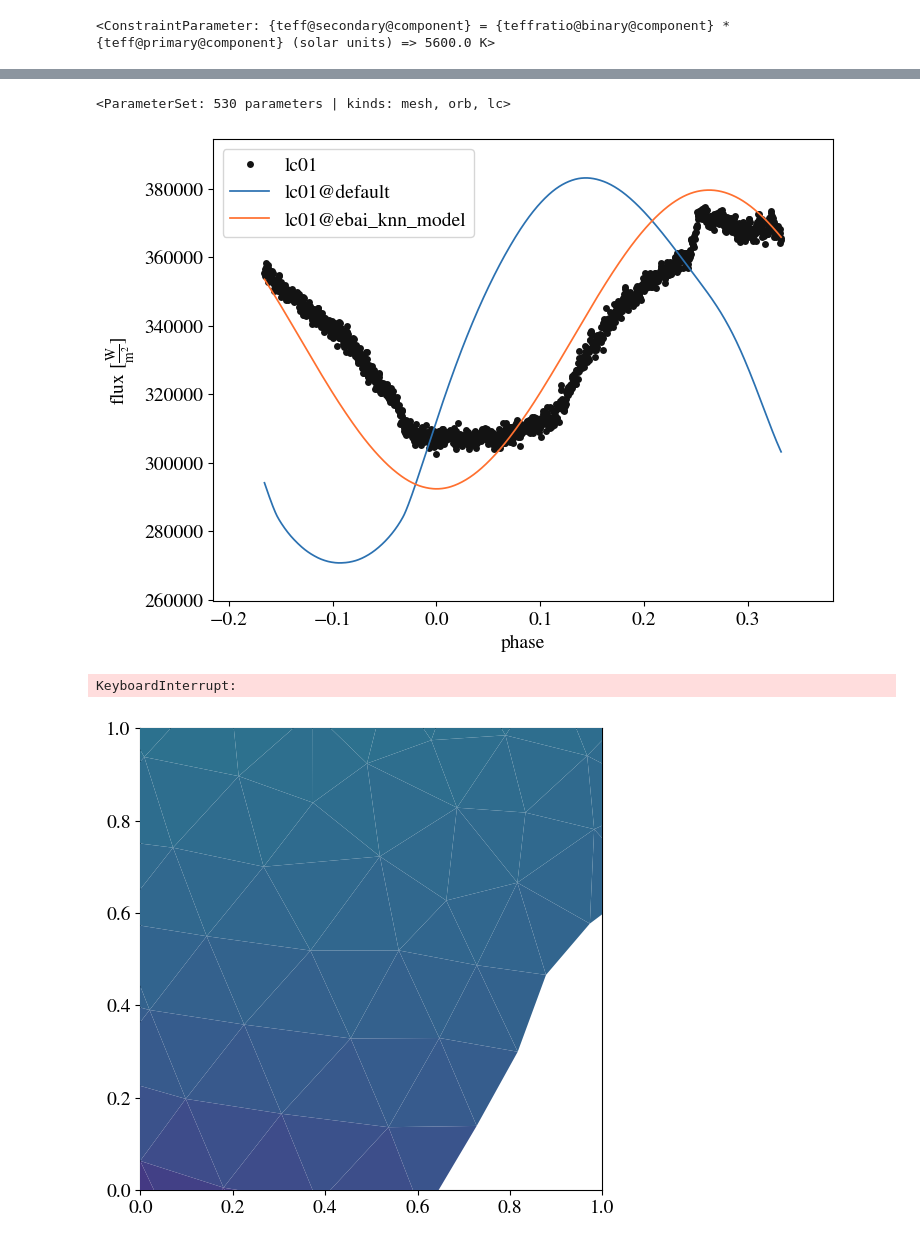
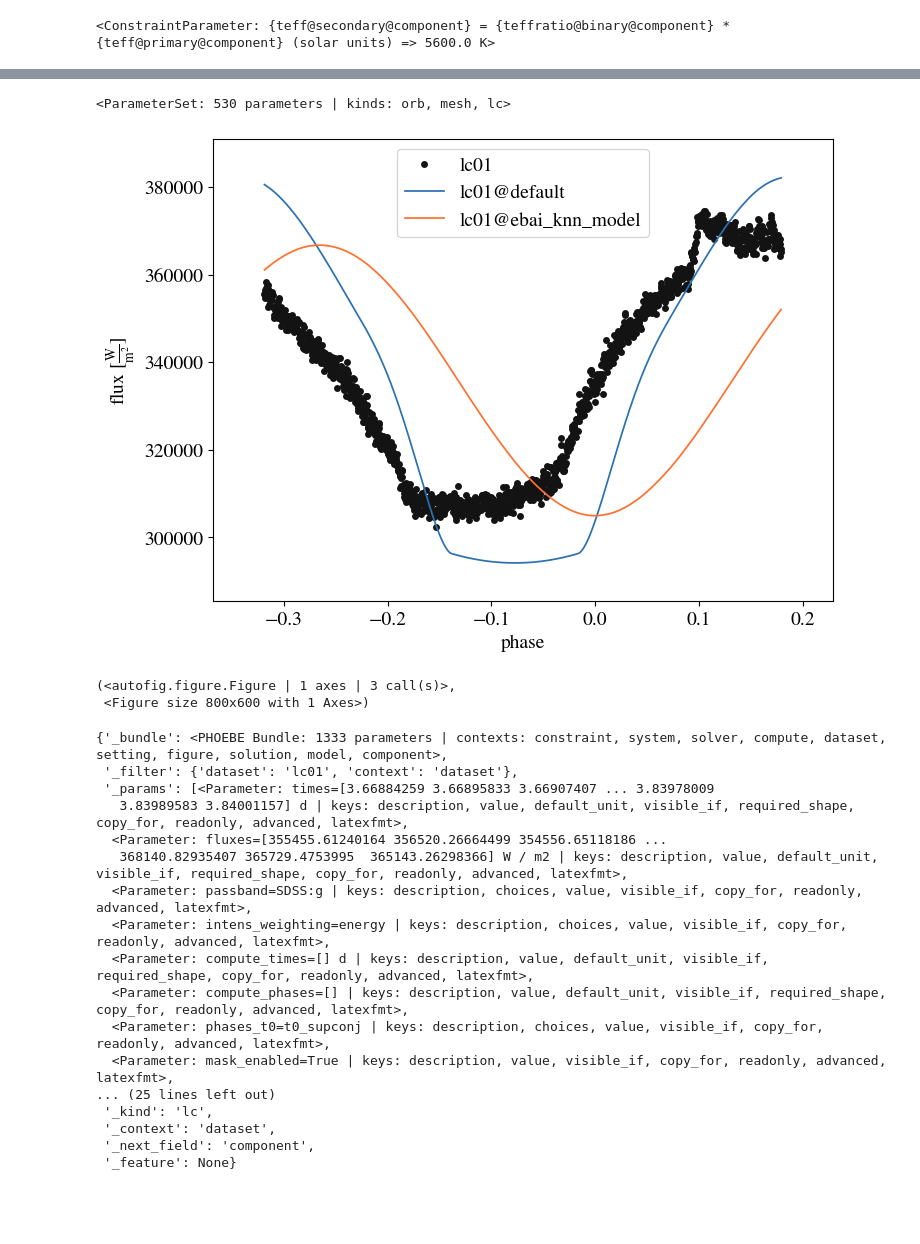
Before and after one commit to sagesanto/contactBinaries, a Jupyter notebook: phoebe_inverseProb.ipynb, the cells around one changed output, grey strips where cells are left out. Saved outputs shown, nothing was run; the diff lists cells and outputs as text; code cells hidden in the pictures; blank space fills up the shorter version.

Commit message:
plotting n stuff

```diff
--- a/phoebe_inverseProb.ipynb
+++ b/phoebe_inverseProb.ipynb
@@ -110,14 +111,14 @@ df_targ.to_csv("target_phot_forPhoebe.csv")
 ### Step 2) Run Ebai estimator
 # %%
 # Cut only to good date range
-df_targ=df_targ[np.logical_and(df_targ['julian']>2460260, df_targ['julian']<2460262)]
+df_targ=df_targ[np.logical_or(np.logical_and(df_targ['julian']>2460260, df_targ['julian']<2460262),np.logical_and(df_targ['julian']>2460269, df_targ['julian']<2460270))]
 
-
+#make times and fluxes arrays for PHOEBE
 epoch = 2460257
 fluxes = np.array(df_targ["dflux"])
 times = np.array(df_targ["julian"])
 print(times)
-times=((times%period)-(epoch%period))
+times=((times)-(epoch))
 print(times)
 
 # df_targ.set_index(pd.DatetimeIndex(df_targ['julian']), inplace=True)
@@ -272,16 +270,36 @@ C          logg@primary@component: 4.366444988122265
 # %%
 b.run_compute(model='ebai_knn_model', overwrite=True)
 # %% [output]
-<ParameterSet: 530 parameters | kinds: mesh, orb, lc>
+<ParameterSet: 530 parameters | kinds: orb, mesh, lc>
 # %%
-b.plot('lc01', x='phase', ls='-', s=0.008, legend=True, show=True, save='./DN/lc_inverse_obs.png')
-b.plot('mesh01', fc='teffs', ec='None', fcmap='viridis', animate=True, save='./DN/mesh_inverse_obs.gif')
-b.plot(y={'orb':'ws'}, ylim={'lc':(0.4*10**10,0.8*10**10)}, size=0.008, fc={'mesh':'teffs'}, ec={'mesh':'None'},
-        fcmap='viridis', animate=True, save='./DN/animations_sync_inverse_obs.gif')
-b.plot('orb01', y='ws', legend=True, animate=True, save='./DN/orb2d_inverse_obs.gif')
-b.plot('orb01', projection='3d', legend=True, animate=True, save='./DN/orb3d_inverse_obs.gif')
-b.plot('mesh01', fc='teffs', ec='None', fcmap='viridis', animate=True, save='./DN/mesh_inverse_obs.gif')
+b.plot('lc01', x='phase', ls='-', s=0.008, legend=True, show=True, save='./DN/lc_inverse_obs_no_mod.png')
+# b.plot('mesh01', fc='teffs', ec='None', fcmap='viridis', animate=True, save='./DN/mesh_inverse_obs.gif')
+# b.plot(y={'orb':'ws'}, ylim={'lc':(0.4*10**10,0.8*10**10)}, size=0.008, fc={'mesh':'teffs'}, ec={'mesh':'None'},
+#         fcmap='viridis', animate=True, save='./DN/animations_sync_inverse_obs.gif')
+# b.plot('orb01', y='ws', legend=True, animate=True, save='./DN/orb2d_inverse_obs.gif')
+# b.plot('orb01', projection='3d', legend=True, animate=True, save='./DN/orb3d_inverse_obs.gif')
+# b.plot('mesh01', fc='teffs', ec='None', fcmap='viridis', animate=True, save='./DN/mesh_inverse_obs.gif')
 # %% [output]
-[figure, old version]
+[figure, new version]
-KeyboardInterrupt:
+(<autofig.figure.Figure | 1 axes | 3 call(s)>,
+ <Figure size 800x600 with 1 Axes>)
-[figure, removed]
+# %%
+b.get_dataset("lc01").__dict__
+# %% [output]
+{'_bundle': <PHOEBE Bundle: 1333 parameters | contexts: constraint, system, solver, compute, dataset, setting, figure, solution, model, component>,
+ '_filter': {'dataset': 'lc01', 'context': 'dataset'},
+ '_params': [<Parameter: times=[3.66884259 3.66895833 3.66907407 ... 3.83978009
+   3.83989583 3.84001157] d | keys: description, value, default_unit, visible_if, required_shape, copy_for, readonly, advanced, latexfmt>,
+  <Parameter: fluxes=[355455.61240164 356520.26664499 354556.65118186 ...
+   368140.82935407 365729.4753995  365143.26298366] W / m2 | keys: description, value, default_unit, visible_if, required_shape, copy_for, readonly, advanced, latexfmt>,
+  <Parameter: passband=SDSS:g | keys: description, choices, value, visible_if, copy_for, readonly, advanced, latexfmt>,
+  <Parameter: intens_weighting=energy | keys: description, choices, value, visible_if, copy_for, readonly, advanced, latexfmt>,
+  <Parameter: compute_times=[] d | keys: description, value, default_unit, visible_if, required_shape, copy_for, readonly, advanced, latexfmt>,
+  <Parameter: compute_phases=[] | keys: description, value, default_unit, visible_if, required_shape, copy_for, readonly, advanced, latexfmt>,
+  <Parameter: phases_t0=t0_supconj | keys: description, choices, value, visible_if, copy_for, readonly, advanced, latexfmt>,
+  <Parameter: mask_enabled=True | keys: description, value, visible_if, copy_for, readonly, advanced, latexfmt>,
+... (25 lines left out)
+ '_kind': 'lc',
+ '_context': 'dataset',
+ '_next_field': 'component',
+ '_feature': None}
```
Also changed, not shown: parts of 11 cells of this notebook, 2 other files.
